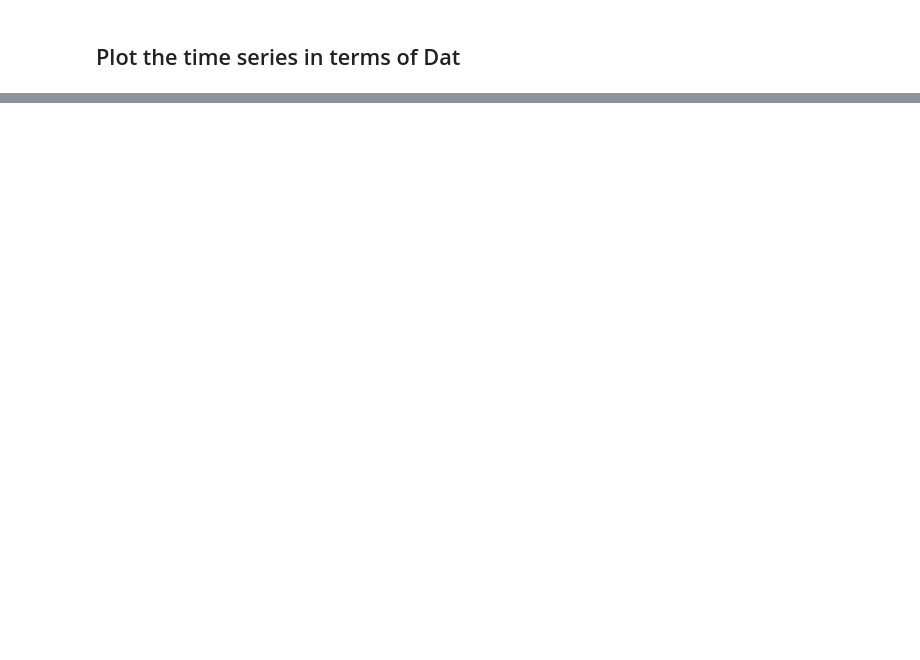
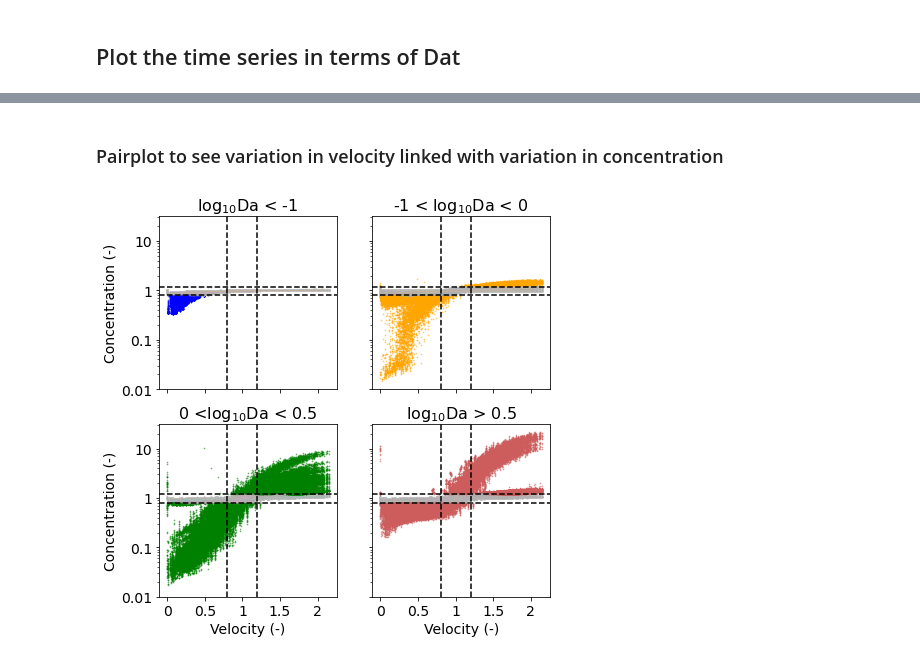
Before and after one commit to Skhurana136/Khurana_temporal_dynamics, a Jupyter notebook: time_series_plots_using_Dat.ipynb, the cells around one changed output, grey strips where cells are left out. Drawn from its saved outputs; the diff is of its cells as text; code cells hidden in the pictures; blank space fills up the shorter version.

```diff
--- a/time_series_plots_using_Dat.ipynb
+++ b/time_series_plots_using_Dat.ipynb
@@ -16,4 +16,5 @@ Regimes = ["Slow", "Equal", "Fast"]
 # %%
-gvarnames = ["DO", "DOC", "TOC", "Nitrate", "Ammonium", "Nitrogen"]
+Regimes = ["Slow", "Equal", "Fast"]
+gvarnames = ["DO", "DOC", "Nitrate", "Ammonium"]#, "TOC", "Nitrogen"]
 imposedtimeseries = ["1","2","5"]
-Trial = proc.masterscenarios().keys()
+Trial = proc.masterscenarios("Saturated").keys()
@@ -351,7 +152,7 @@ hw.close()
 datafeature = "median"
 imposedtimeseries = ["1","2","5"]
 #Load dataset for time series in terms of Dat
-hr = h5py.File(os.path.join(hdf5directory, "Paper2","Figurecodes","Temporal_analysis_regimes_Dat.h5"), mode = 'r')
+hr = h5py.File(os.path.join(hdf5directory, "Paper2","Figurecodes","Temporal_analysis_full_Dat.h5"), mode = 'r')
 #Load dataset for base velocity ratio values which will be plotted in the graph
 basedata = np.load(os.path.join(sourcedatadir, "SlowAR_0/NS-AH/NS-AH_df.npy"))
 basevelocity = np.mean(basedata[2, -1, :, :])
@@ -359,12 +160,11 @@ fig, ax = plt.subplots(3, 1, figsize = (10,8), sharey = True, sharex = True)
 for t in imposedtimeseries:
     a = ax.flat[imposedtimeseries.index(t)]
     a.set_title("Time series: T"+ t, fontsize = 16)
-    for r in Regimes:
-        for Dat in [0,1,2,3]:
-            n = hr.get(t + "/"+r+"/Dat" + str(Dat) + "/"+datafeature+"/").value
-            print(np.shape(n))
-            a.plot(n[1:], label = labels[Dat], color = PeDapalette[Dat], linestyle = reglines[Regimes.index(r)])
-            #a.plot(np.convolve(n[1:], np.ones((3,))/3,mode = 'valid'), label = Dat)
+    for Dat in [0,1,2,3]:
+        n = hr.get(t + "/Dat" + str(Dat) + "/"+datafeature+"/").value
+        print(np.shape(n))
+        a.plot(n[1:], label = labels[Dat], color = PeDapalette[Dat])
+        #a.plot(np.convolve(n[1:], np.ones((3,))/3,mode = 'valid'), label = Dat)
     directory = os.path.join(sourcedatadir, "SlowAR_" + t)
     for j in ["37"]:
         a = ax.flat[imposedtimeseries.index(t)]
@@ -602,0 +250,55 @@ hr.close()
+# %% [markdown]
+### Pairplot to see variation in velocity linked with variation in concentration
+# %%
+basedata = np.load(os.path.join(sourcedatadir, "SlowAR_0/NS-AH/NS-AH_df.npy"))
+basevelocity = np.mean(basedata[2, -1, :, :])
+hr = h5py.File(os.path.join(hdf5directory, "Paper2","Figurecodes","Temporal_analysis_full_data.h5"), mode = 'r')
+fig,ax = plt.subplots(2,2, figsize = (7,7), sharex = True, sharey = True)
+for danum in [0,1,2,3]:
+    n_danum = []
+    vel_all3 = []
+    axe = ax.flat[danum]
+    axe.set_title(labels[danum], fontsize = 16)
+    axe.axhline(y=1.2, color = "black", linestyle = "dashed")
+    axe.axhline(y=0.80, color = "black", linestyle = "dashed")
+    axe.axvline(x=1.2, color = "black", linestyle = "dashed")
+    axe.axvline(x=0.80, color = "black", linestyle = "dashed")
+    for t in imposedtimeseries:
+        n_danumt = []
+        directory = os.path.join(sourcedatadir, "SlowAR_" + t)
+        for j in ["37"]:
+            data = np.load(os.path.join(directory,"NS-A"+j,"NS-A"+j+"_df.npy"))
+            velocity = np.mean(data[2, :, :, :], axis = (-1,-2))/basevelocity
+        vel_all3.append(velocity)
+        for Reg in Regimes:
+            if Reg == "Equal":
+                r = "Medium"
+            else:
+                r = Reg
+            for g in gvarnames:
+                for j in Trial:
+                    if ((j == '52' and t == "5") or (j == '43' and t == "1")):
+                        pass
+                    elif int(colorcriteria[j+r+g+"0"]) == danum:
+                        n = hr.get(t + "/" + Reg + "/" + j + "/" + g).value
+                        n_danum.append(n)
+                        n_danumt.append(n)
+                    else:
+                        pass
+        datapv = np.asarray(n_danumt).transpose()
+        for col in list(range(np.shape(datapv)[1])):
+            columndata = datapv[:,col]
+            colorindex = np.argwhere((columndata<=0.8) | (columndata>=1.2))
+            grayindex = np.argwhere((columndata>0.8) & (columndata<1.2))
+            axe.scatter(velocity[colorindex],columndata[colorindex], color = PeDapalette[danum], alpha = 0.5, s = 0.5, edgecolor = None)
+            axe.scatter(velocity[grayindex],columndata[grayindex], color = "gainsboro", alpha = 0.2,s = 0.5, edgecolor = "white")
+    axe.tick_params(labelsize = 14)
+    axe.set_yscale("log")
+    if danum %2==0:
+        axe.set_ylabel("Concentration (-)", fontsize = 14)
+    if danum >1:
+        axe.set_xlabel("Velocity (-)", fontsize = 14)
+    plt.xticks ((0,0.5,1,1.5,2),(0,0.5,1,1.5,2),fontsize = 14)
+    plt.yticks ((0.01,0.1,1,10),(0.01,0.1,1,10),fontsize = 14)
+# %% [output]
+[figure, added]
```
Also changed, not shown: parts of 20 cells of this notebook, 14 other files.
